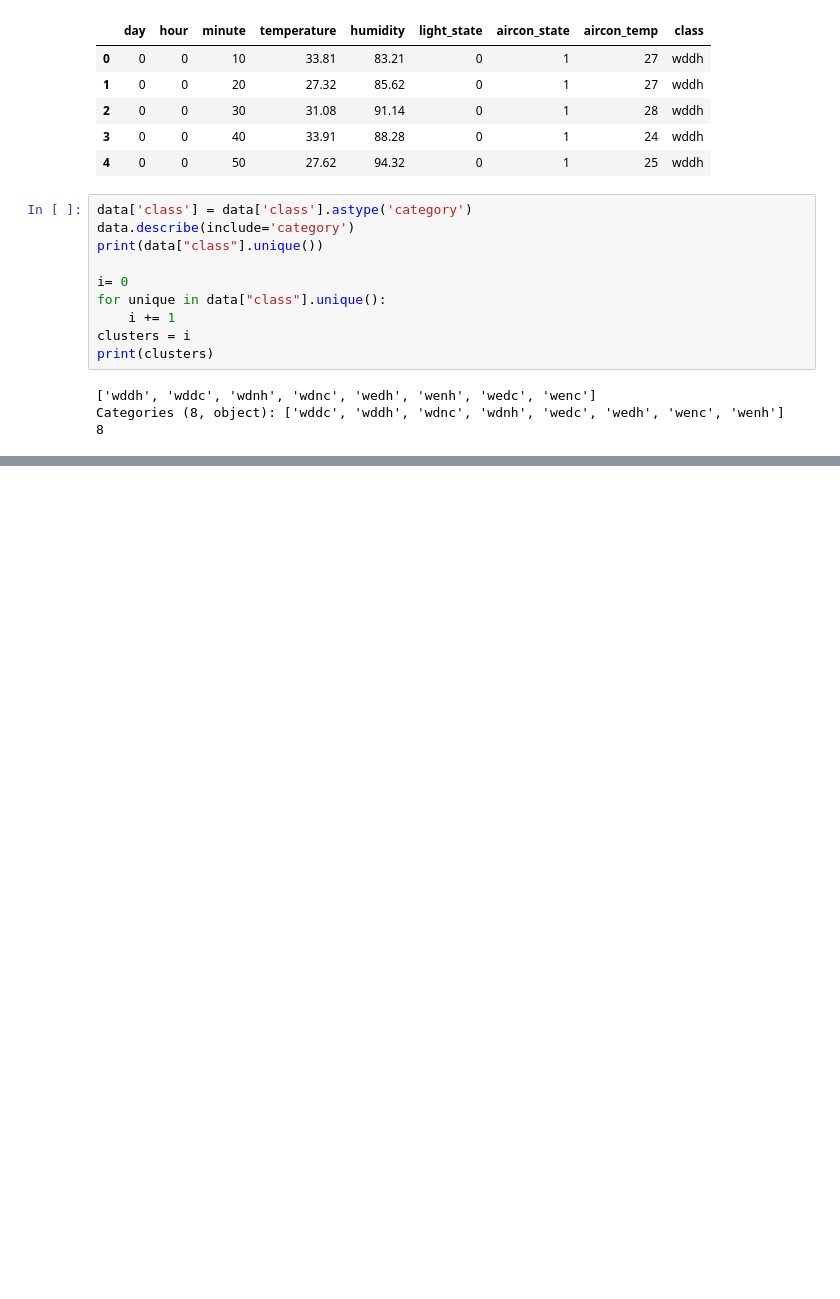
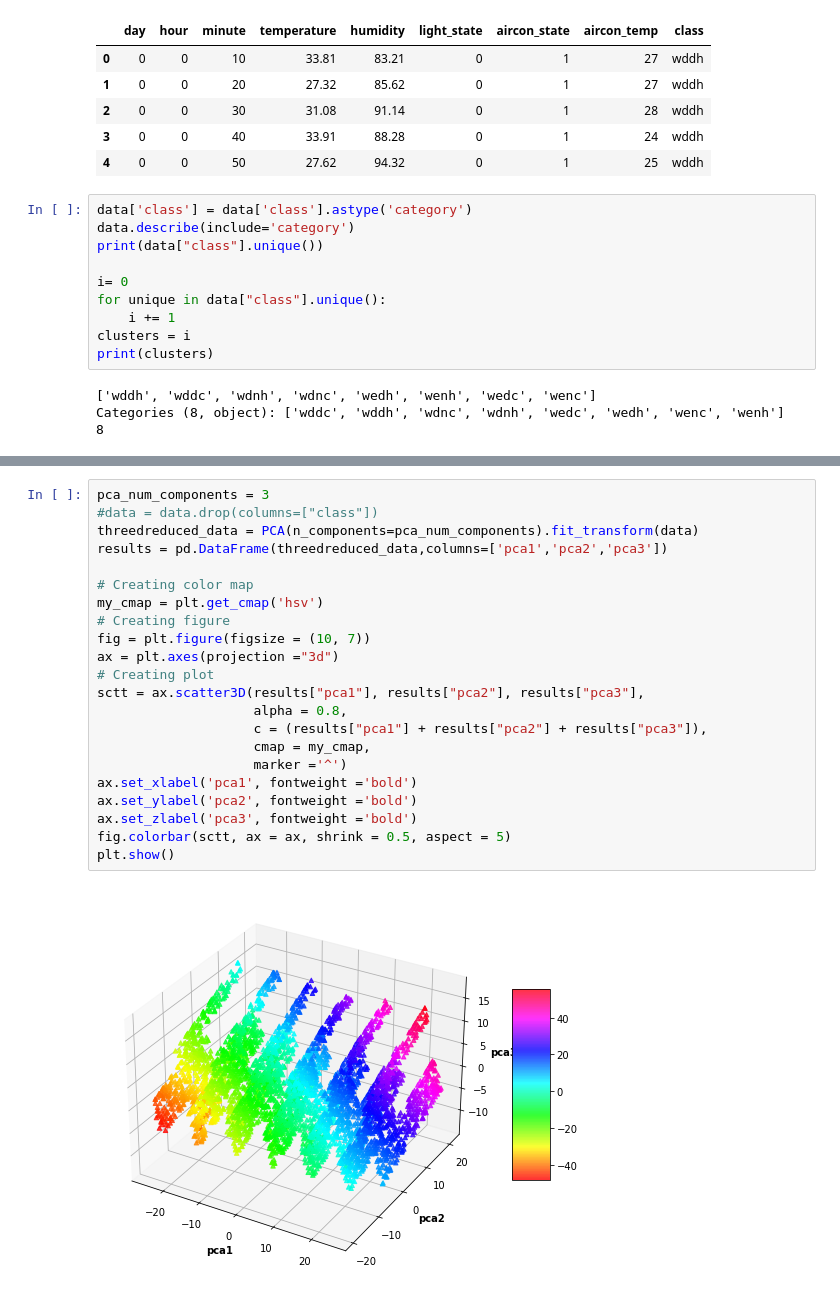
Before and after one commit to derektcw98/3004_G25_Smart_Home_Automation, a Jupyter notebook: X_RoomBehavior.ipynb, the cells around one changed output, grey strips where cells are left out. Drawn from its saved outputs; the diff is of its cells as text; blank space fills up the shorter version.

```diff
--- a/X_RoomBehavior.ipynb
+++ b/X_RoomBehavior.ipynb
@@ -66,0 +147,24 @@ plt.show()
+# %%
+pca_num_components = 3
+#data = data.drop(columns=["class"])
+threedreduced_data = PCA(n_components=pca_num_components).fit_transform(data)
+results = pd.DataFrame(threedreduced_data,columns=['pca1','pca2','pca3'])
+
+# Creating color map
+my_cmap = plt.get_cmap('hsv')
+# Creating figure
+fig = plt.figure(figsize = (10, 7))
+ax = plt.axes(projection ="3d")
+# Creating plot
+sctt = ax.scatter3D(results["pca1"], results["pca2"], results["pca3"],
+                    alpha = 0.8,
+                    c = (results["pca1"] + results["pca2"] + results["pca3"]),
+                    cmap = my_cmap,
+                    marker ='^')
+ax.set_xlabel('pca1', fontweight ='bold')
+ax.set_ylabel('pca2', fontweight ='bold')
+ax.set_zlabel('pca3', fontweight ='bold')
+fig.colorbar(sctt, ax = ax, shrink = 0.5, aspect = 5)
+plt.show()
+# %% [output]
+[figure, added]
```
Also changed, not shown: parts of 8 cells of this notebook, 2 other files.
